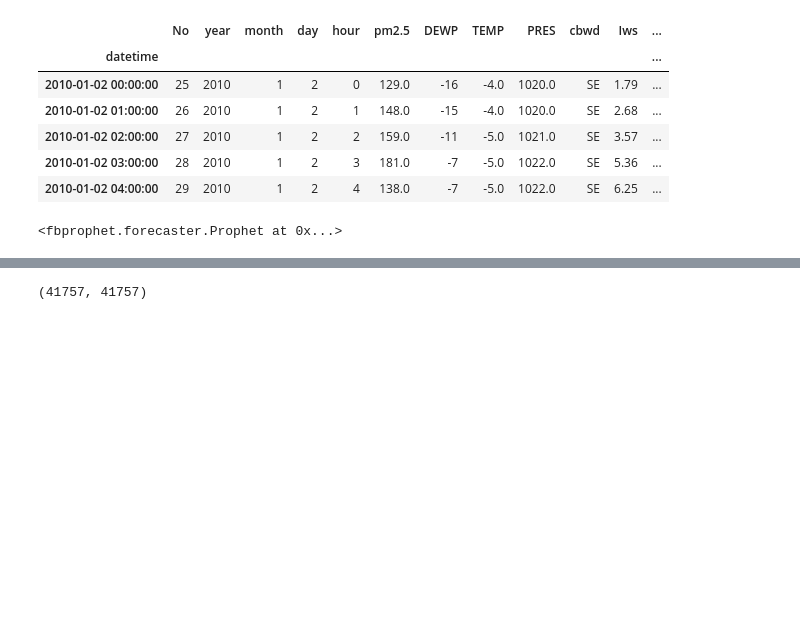
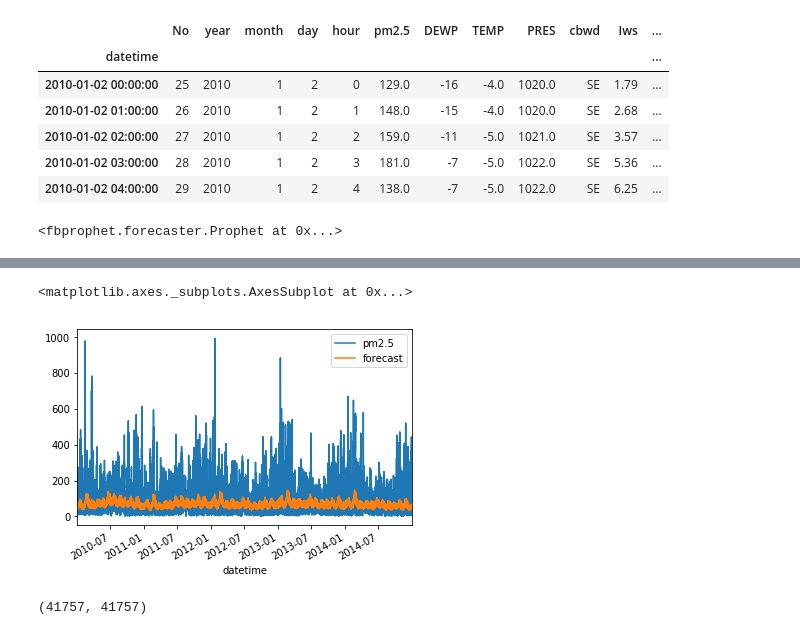
Before and after one commit to mickeykubo/bi-matrix, a Jupyter notebook: 時系列１.ipynb, the cells around one changed output, grey strips where cells are left out. Saved outputs shown, nothing was run; the diff lists cells and outputs as text; code cells hidden in the pictures; blank space fills up the shorter version.

```diff
--- a/時系列１.ipynb
+++ b/時系列１.ipynb
@@ -184,3 +227,11 @@ plt.show()
+# %%
+# reverse transformation
+prsa["forecast"] = pt.inverse_transform(forecast.yhat.values.reshape(-1,1))
+# %%
+prsa[ ["pm2.5", "forecast"]].plot()
+# %% [output]
+<matplotlib.axes._subplots.AxesSubplot at 0x...>
+[figure, added]
 # %%
 len(forecast.yhat), len(df_input)
 # %% [output]
```
Also changed, not shown: parts of 6 cells of this notebook.
